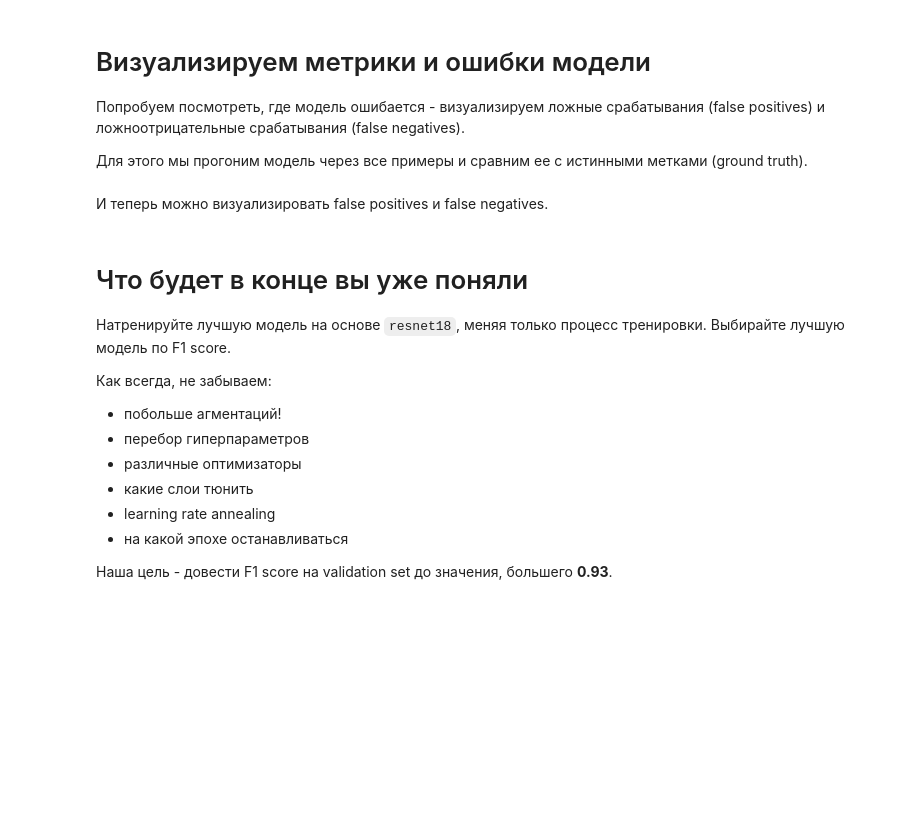
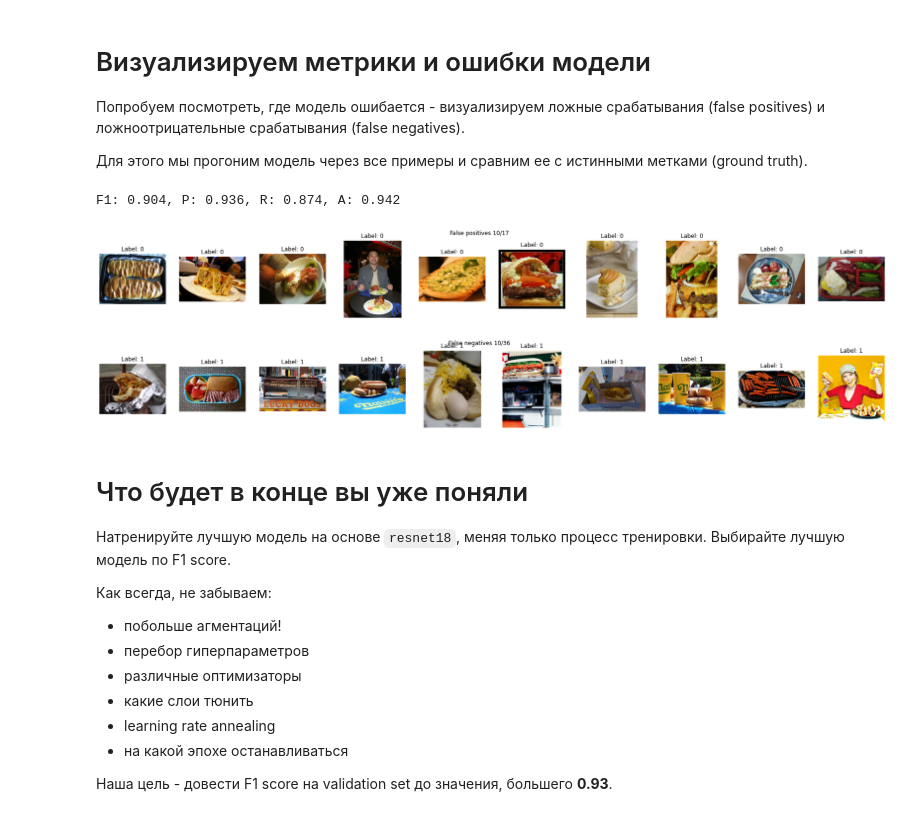
Before and after one commit to kononovarseniy/dlcourse_ai, a Jupyter notebook: assignments/assignment4/HotdogOrNot.ipynb, the cells around one changed output. Saved outputs shown, nothing was run; the diff lists cells and outputs as text; code cells hidden in the pictures; blank space fills up the shorter version.

```diff
--- a/assignments/assignment4/HotdogOrNot.ipynb
+++ b/assignments/assignment4/HotdogOrNot.ipynb
@@ -318,0 +340,18 @@ loss_history, train_history, val_history = train_model(model_conv, train_loader,
+# %%
+import torch.nn as nn
+import torch.optim as optim
+
+model = models.resnet18(pretrained=True)
+fc_in_features = model.fc.in_features
+model.fc = nn.Linear(fc_in_features, 2)
+model = model.to(device)
+
+params_old = [param for name, param in model.named_parameters() if not name.startswith('fc.')]
+parameters = [
+    {'params': params_old, 'lr': 0.0001},
+    {'params': model.fc.parameters(), 'lr': 0.001},
+]
+
+loss = nn.CrossEntropyLoss()
+optimizer = optim.SGD(parameters, momentum=0.9)
+loss_history, train_history, val_history = train_model(model, train_loader, val_loader, loss, optimizer, 5)
@@ -328,39 +373,64 @@ from torch.utils.data.sampler import Sampler
 class SubsetSampler(Sampler):
     r"""Samples elements with given indices sequentially
 
     Arguments:
         data_source (Dataset): dataset to sample from
         indices (ndarray): indices of the samples to take
     """
 
     def __init__(self, indices):
         self.indices = indices
 
     def __iter__(self):
         return (self.indices[i] for i in range(len(self.indices)))
 
     def __len__(self):
         return len(self.indices)
 
 
 def evaluate_model(model, dataset, indices):
     """
     Computes predictions and ground truth labels for the indices of the dataset
 
     Returns:
     predictions: np array of booleans of model predictions
     grount_truth: np array of boolean of actual labels of the dataset
     """
     model.eval() # Evaluation mode
-
-    # TODO: Evaluate model on the list of indices and capture predictions
-    # and ground truth labels
-    # Hint: SubsetSampler above could be useful!
-
-    raise Exception("Not implemented")
+    predictions = np.empty(len(indices), dtype=np.bool8)
+    ground_truth = np.empty(len(indices), dtype=np.bool8)
+    loader = torch.utils.data.DataLoader(dataset, batch_size=None, sampler=SubsetSampler(indices))
+    for i, (x, y, _) in enumerate(loader):
+        model_output = model(torch.stack([x]).to(device))[0]
+        predictions[i] = torch.argmax(model_output)
+        ground_truth[i] = (y == 1)
 
     return predictions, ground_truth
 
-predictions, gt = evaluate_model(model_conv, train_dataset, val_indices)
+
+def binary_classification_metrics(prediction, ground_truth):
+    fp = np.count_nonzero((prediction == True) & (ground_truth == False))
+    tp = np.count_nonzero((prediction == True) & (ground_truth == True))
+    fn = np.count_nonzero((prediction == False) & (ground_truth == True))
+    tn = np.count_nonzero((prediction == False) & (ground_truth == False))
+    precision = tp / (tp + fp)
+    recall = tp / (tp + fn)
+    accuracy = (tp + tn) / (fp + tp + fn + tn)
+    f1 = 2 / (1 / recall + 1 / precision)
+    return precision, recall, f1, accuracy
+
+def present_model_results(model, dataset, indices):
+    predictions, gt = evaluate_model(model, dataset, indices)
+    precision, recall, f1, accuracy = binary_classification_metrics(predictions, gt)
+    print(f"F1: {f1:4.3f}, P: {precision:4.3f}, R: {recall:4.3f}, A: {accuracy:4.3f}")
+
+    false_positive_indices = np.array(indices)[predictions & ~gt]
+    visualize_samples(orig_dataset, false_positive_indices, "False positives")
+    false_negatives_indices = np.array(indices)[~predictions & gt]
+    visualize_samples(orig_dataset, false_negatives_indices, "False negatives")
+
+present_model_results(model, train_dataset, val_indices)
+# %% [output]
+F1: 0.904, P: 0.936, R: 0.874, A: 0.942
+[figure, added]
+[figure, added]
-# %% [markdown]
-И теперь можно визуализировать false positives и false negatives.
```
Also changed, not shown: parts of 19 cells of this notebook.
